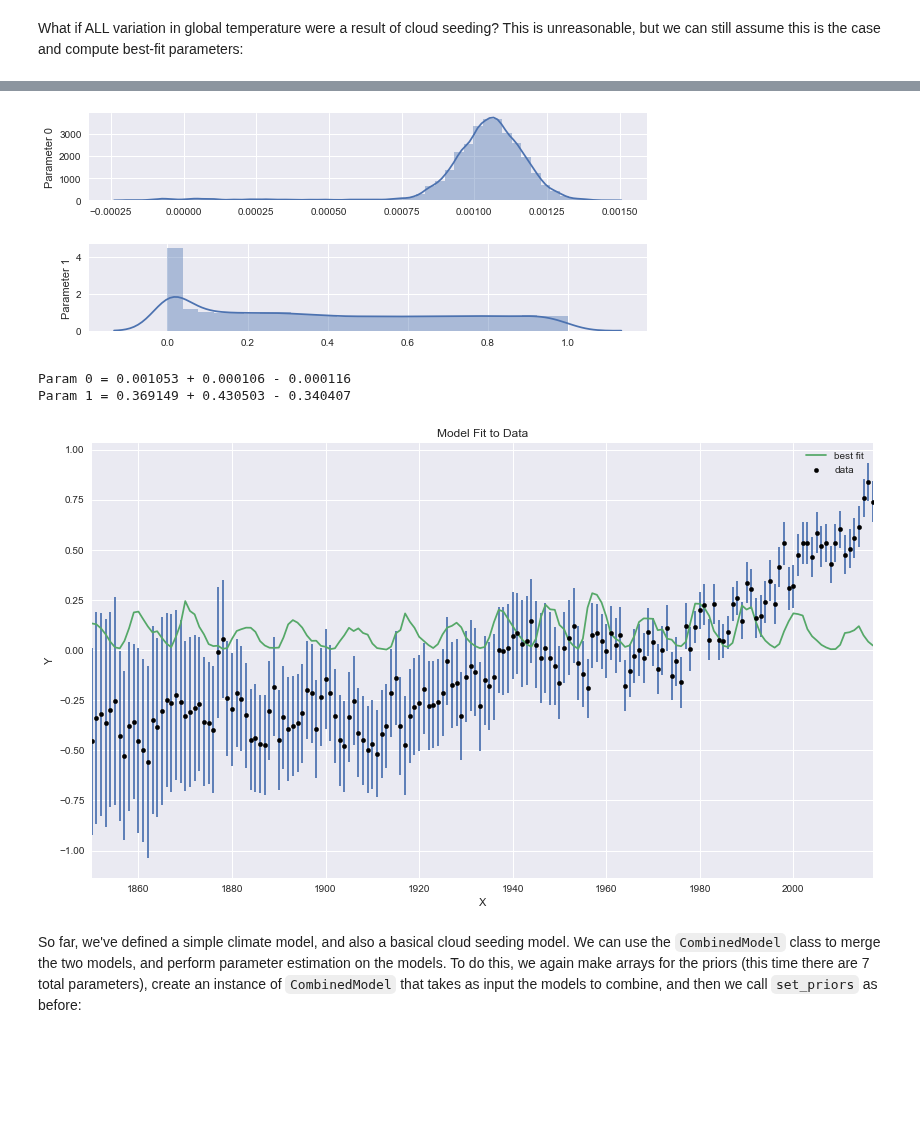
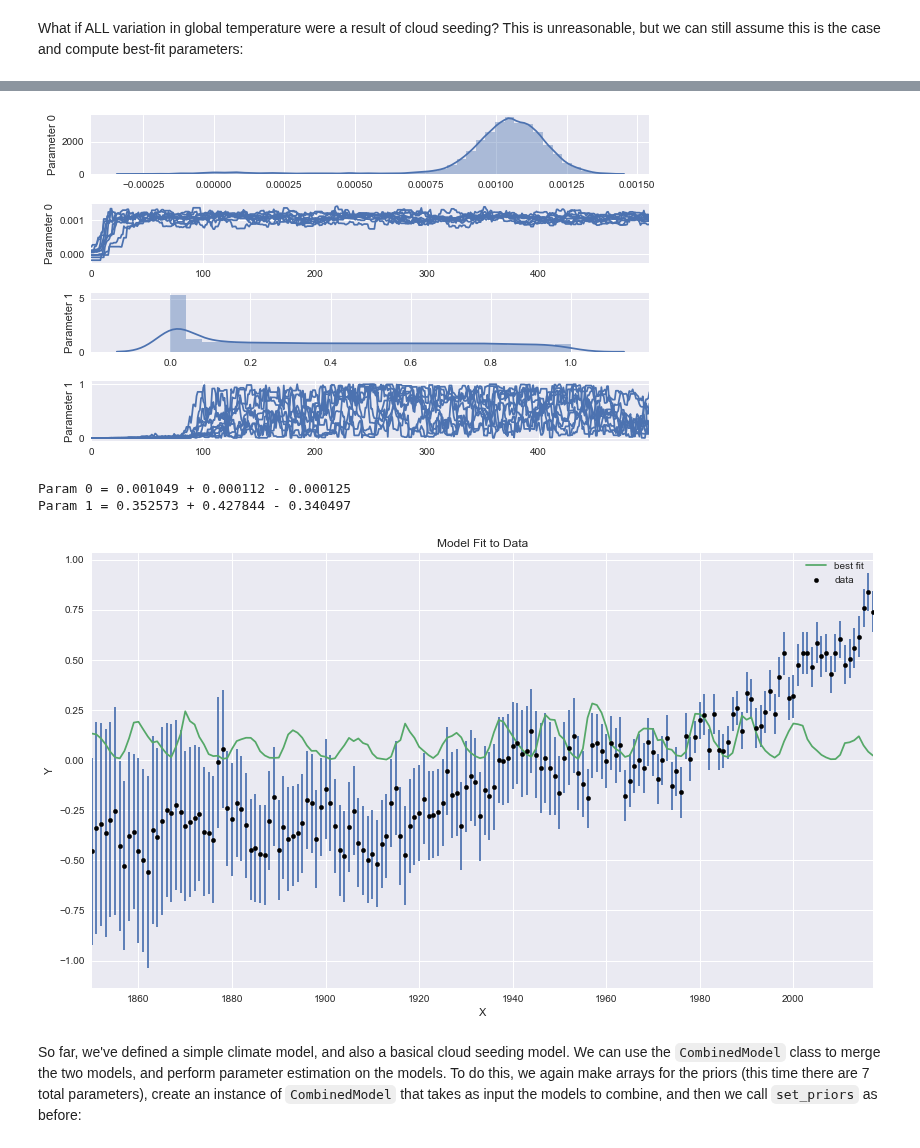
Before and after one commit to mrowan137/Climate, a Jupyter notebook: tutorial.ipynb, the cells around one changed output, grey strips where cells are left out. Drawn from its saved outputs; the diff is of its cells as text; code cells hidden in the pictures; blank space fills up the shorter version.

```diff
--- a/tutorial.ipynb
+++ b/tutorial.ipynb
@@ -186,10 +217,10 @@ Wall time: 7.35 s
 # %%
 # Plot results from the sampling
-CSModel.show_results(burnin=100)
+CSModel.show_results(burnin=100, params_to_plot=[0,1])
 # %% [output]
-[figure, old version]
+[figure, new version]
-Param 0 = 0.001053 + 0.000106 - 0.000116
-Param 1 = 0.369149 + 0.430503 - 0.340407
+Param 0 = 0.001049 + 0.000112 - 0.000125
+Param 1 = 0.352573 + 0.427844 - 0.340497
 [figure]
 # %% [markdown]
 So far, we've defined a simple climate model, and also a basical cloud seeding model.  We can use the <code>CombinedModel</code> class to merge the two models, and perform parameter estimation on the models. To do this, we again make arrays for the priors (this time there are 7 total parameters), create an instance of `CombinedModel` that takes as input the models to combine, and then we call `set_priors` as before:
```
Also changed, not shown: parts of 18 cells of this notebook.
